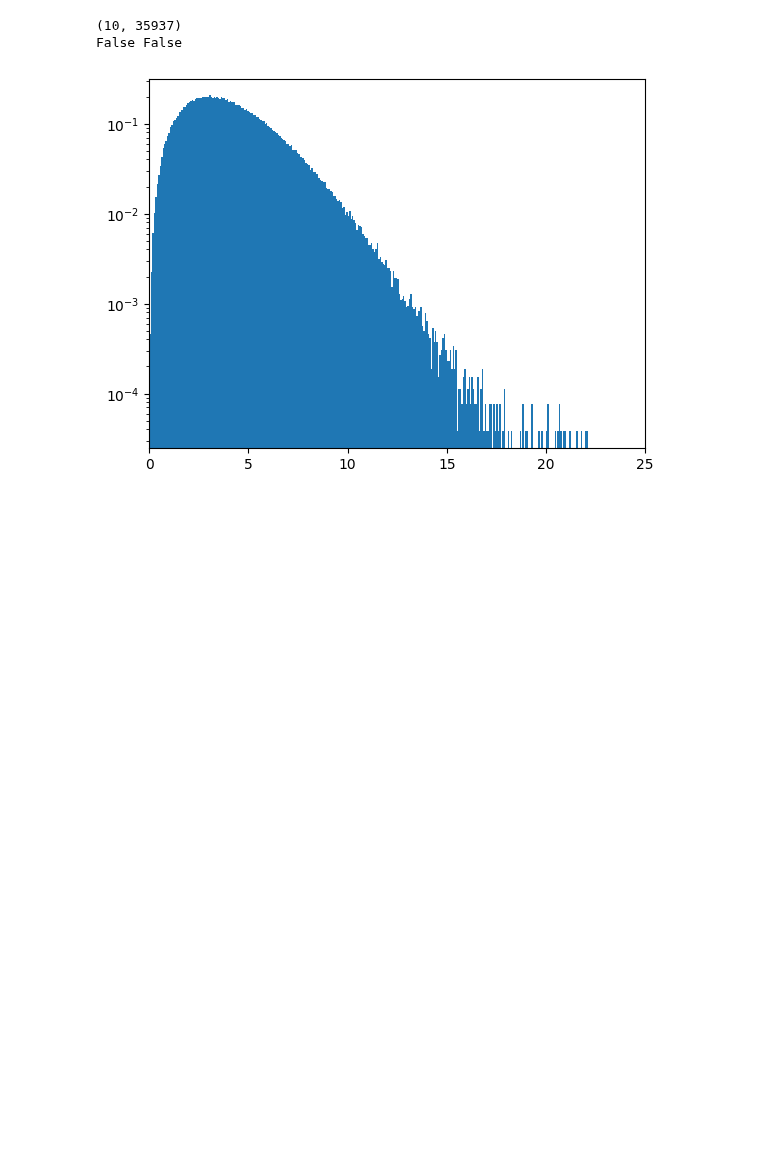
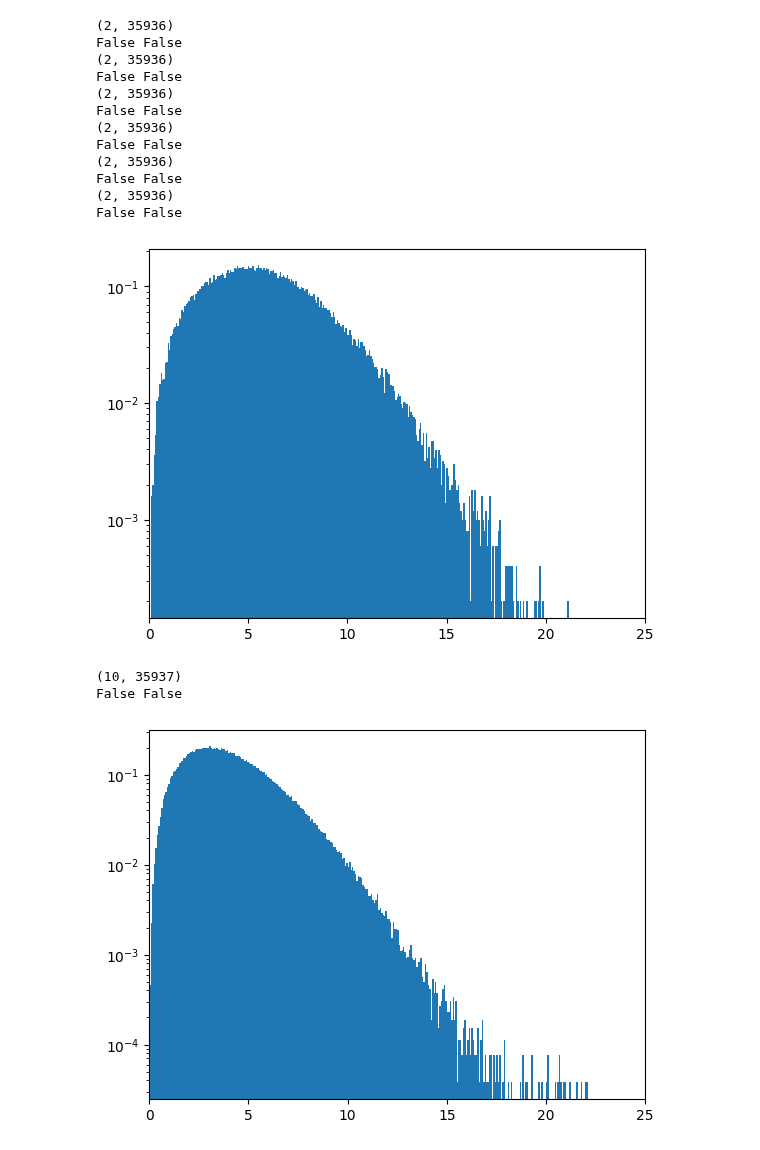
Before and after one commit to khchoi-physik/pbh_simulations, a Jupyter notebook: neighbourhood.ipynb, the cells around one changed output. Cells and saved outputs as stored; diff of their text form; code cells hidden in the pictures; blank space fills up the shorter version.

```diff
--- a/neighbourhood.ipynb
+++ b/neighbourhood.ipynb
@@ -218,3 +297,33 @@ sas1=np.load('sub_exprfs_10_l_16_k_3_07140145.npy')
+# %%
+
+alld=[]
+for npys in npy_list:
+    sas=np.load(npys)
+    print(sas.shape)
+
+    print(np.any(sas==0), np.any(np.isnan(sas)) )
+    dsd = np.concatenate(sas)
+
+    alld.append(dsd)
+
+plt.hist(dsd,bins= 301, density=True);
+plt.xlim(0,25)
+plt.yscale('log')
+# sas1=np.load('sub_exprfs_10_l_16_k_3_07140145.npy')
+# %% [output]
+(2, 35936)
+False False
+(2, 35936)
+False False
+(2, 35936)
+False False
+(2, 35936)
+False False
+(2, 35936)
+False False
+(2, 35936)
+False False
+[figure, added]
 # %%
 print(sas.shape)
 
```
Also changed, not shown: parts of 12 cells of this notebook.
